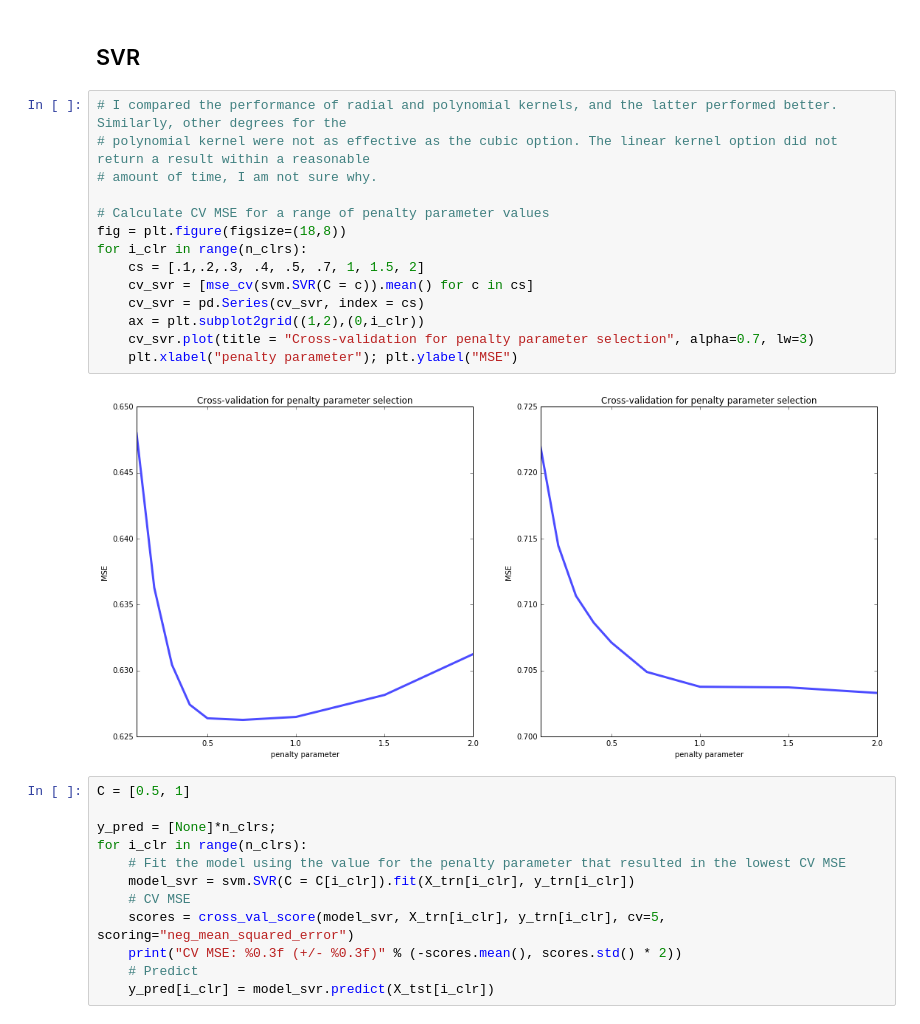
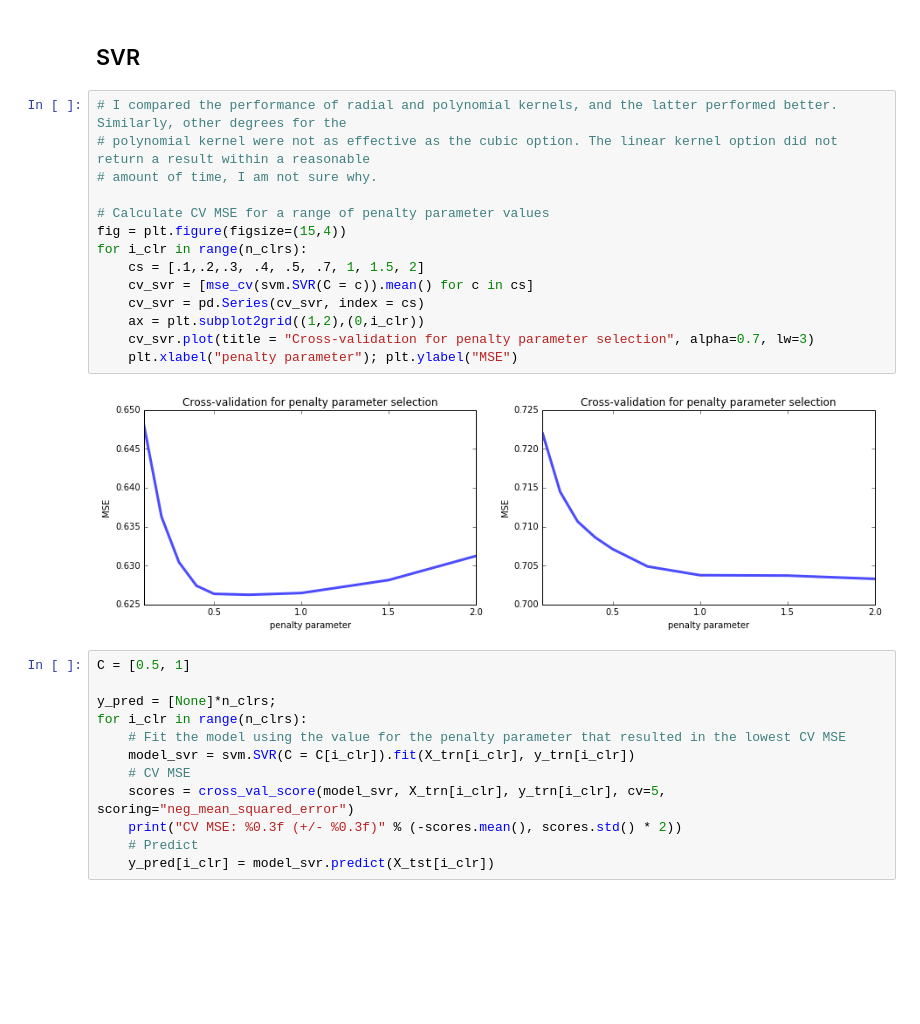
Before and after one commit to albertwildeman/Vinho_Verde, a Jupyter notebook: WineQuality.ipynb, the cells around one changed output. Drawn from its saved outputs; the diff is of its cells as text; blank space fills up the shorter version.

```diff
--- a/WineQuality.ipynb
+++ b/WineQuality.ipynb
@@ -156,19 +156,19 @@ def mse_cv(model):
 # %%
 # I compared the performance of radial and polynomial kernels, and the latter performed better. Similarly, other degrees for the
 # polynomial kernel were not as effective as the cubic option. The linear kernel option did not return a result within a reasonable
 # amount of time, I am not sure why.
 
 # Calculate CV MSE for a range of penalty parameter values
-fig = plt.figure(figsize=(18,8))
+fig = plt.figure(figsize=(15,4))
 for i_clr in range(n_clrs):
     cs = [.1,.2,.3, .4, .5, .7, 1, 1.5, 2]
     cv_svr = [mse_cv(svm.SVR(C = c)).mean() for c in cs]
     cv_svr = pd.Series(cv_svr, index = cs)
     ax = plt.subplot2grid((1,2),(0,i_clr))
     cv_svr.plot(title = "Cross-validation for penalty parameter selection", alpha=0.7, lw=3)
     plt.xlabel("penalty parameter"); plt.ylabel("MSE")
 # %% [output]
-[figure, old version]
+[figure, new version]
 # %%
 C = [0.5, 1]
 
```
Also changed, not shown: parts of 5 cells of this notebook.
